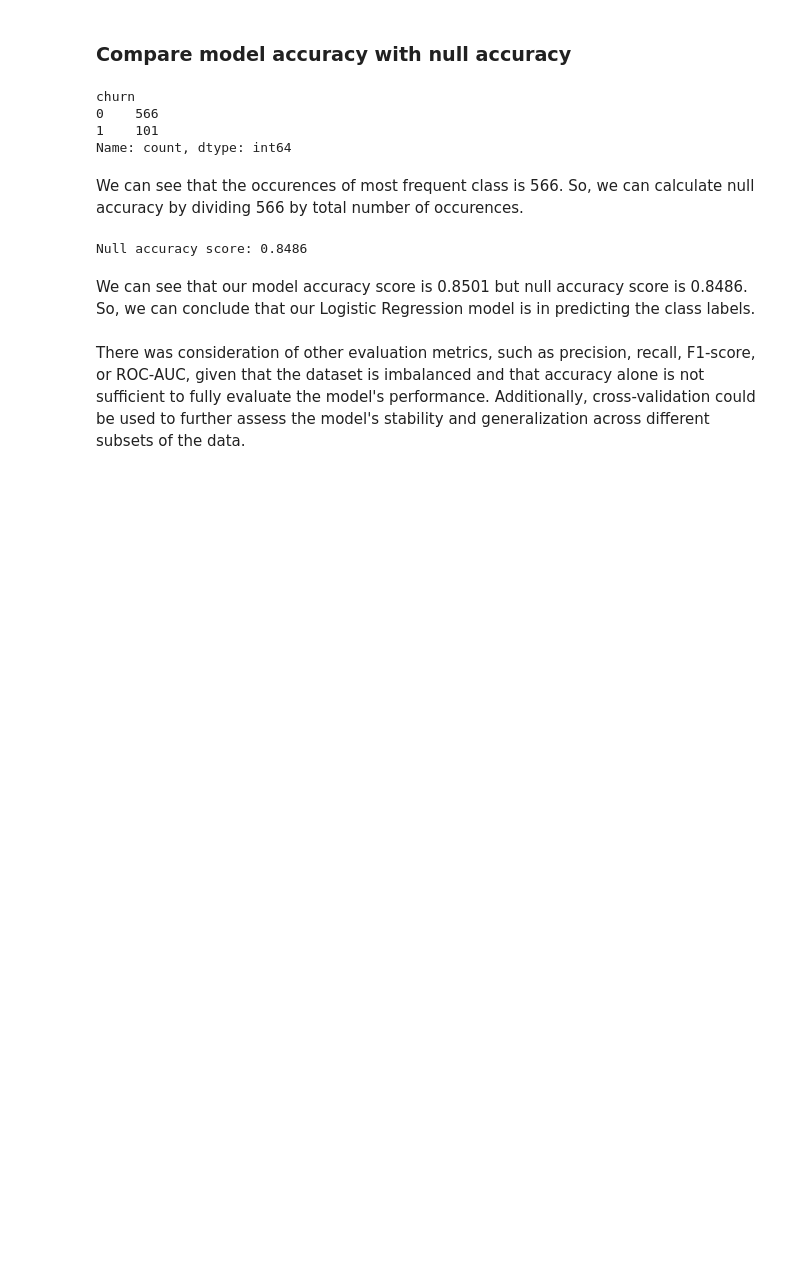
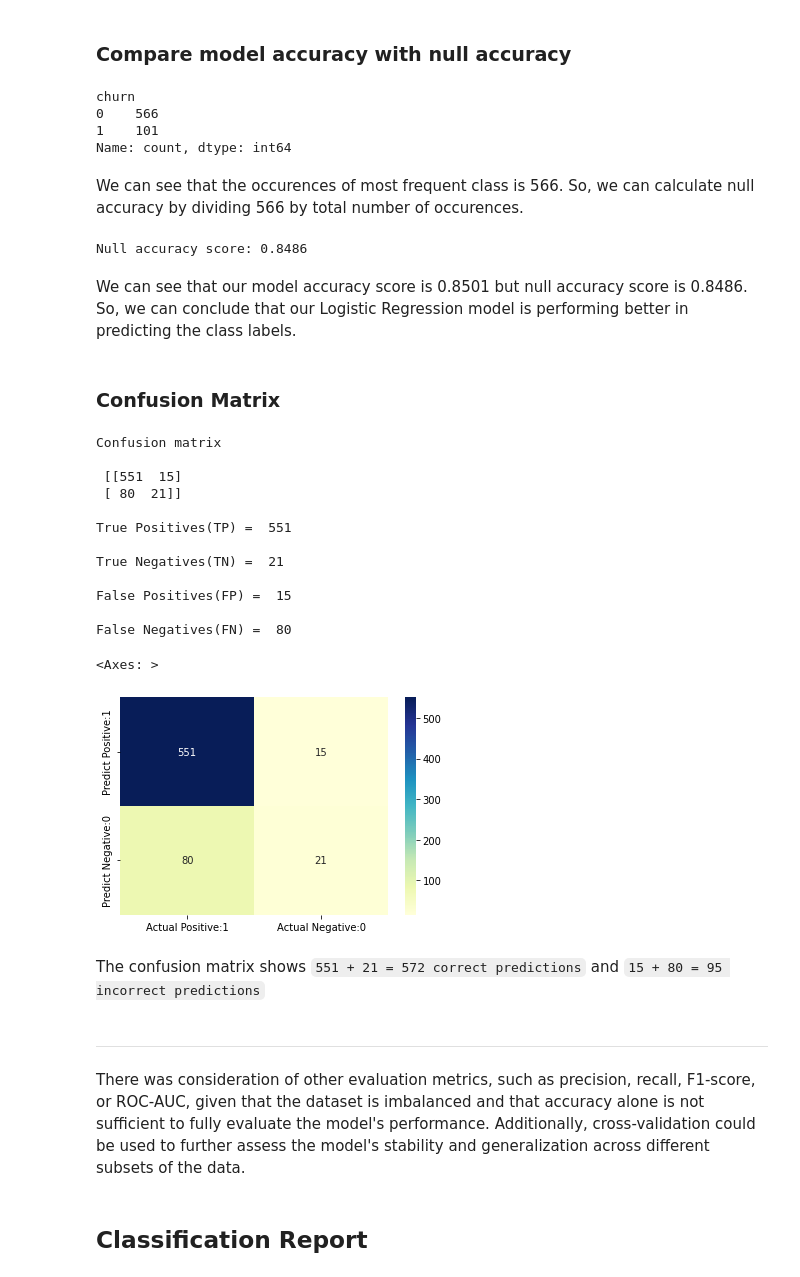
Before and after one commit to Giwanji/dsc-phase3-project, a Jupyter notebook: churn_prediction_model.ipynb, the cells around one changed output. Drawn from its saved outputs; the diff is of its cells as text; code cells hidden in the pictures; blank space fills up the shorter version.

```diff
--- a/churn_prediction_model.ipynb
+++ b/churn_prediction_model.ipynb
@@ -508,6 +496,0 @@ LogisticRegression(random_state=42, solver='liblinear')
-# %%
-# Predict training results using baseline model
-y_pred_train = logreg.predict(X_train)
-
-# Predict test results using baseline model
-y_pred_test = logreg.predict(X_test)
@@ -589,6 +605,50 @@ print('Null accuracy score: {0:0.4f}'. format(null_accuracy))
 # %% [output]
 Null accuracy score: 0.8486
 # %% [markdown]
-We can see that our model accuracy score is 0.8501 but null accuracy score is 0.8486. So, we can conclude that our Logistic Regression model is in predicting the class labels.
+We can see that our model accuracy score is 0.8501 but null accuracy score is 0.8486. So, we can conclude that our Logistic Regression model is performing better in predicting the class labels.
+# %% [markdown]
+### Confusion Matrix
+# %%
+# Print the Confusion Matrix and slice it into four pieces
+
+cm = confusion_matrix(y_test, y_pred_test)
+
+print('Confusion matrix\n\n', cm)
+
+print('\nTrue Positives(TP) = ', cm[0,0])
+
+print('\nTrue Negatives(TN) = ', cm[1,1])
+
+print('\nFalse Positives(FP) = ', cm[0,1])
+
+print('\nFalse Negatives(FN) = ', cm[1,0])
+
+# visualize confusion matrix with seaborn heatmap
+
+cm_matrix = pd.DataFrame(data=cm, columns=['Actual Positive:1', 'Actual Negative:0'],
+                                 index=['Predict Positive:1', 'Predict Negative:0'])
+
+sns.heatmap(cm_matrix, annot=True, fmt='d', cmap='YlGnBu')
+# %% [output]
+Confusion matrix
+
+ [[551  15]
+ [ 80  21]]
+
+True Positives(TP) =  551
+
+True Negatives(TN) =  21
+
+False Positives(FP) =  15
+
+False Negatives(FN) =  80
+<Axes: >
+[figure, added]
+# %% [markdown]
+The confusion matrix shows `551 + 21 = 572 correct predictions` and `15 + 80 = 95 incorrect predictions`
+# %% [markdown]
+---
 # %% [markdown]
 There was consideration of other evaluation metrics, such as precision, recall, F1-score, or ROC-AUC, given that the dataset is imbalanced and that accuracy alone is not sufficient to fully evaluate the model's performance. Additionally, cross-validation could be used to further assess the model's stability and generalization across different subsets of the data.
+# %% [markdown]
+## Classification Report
```
Also changed, not shown: parts of 22 cells of this notebook.
